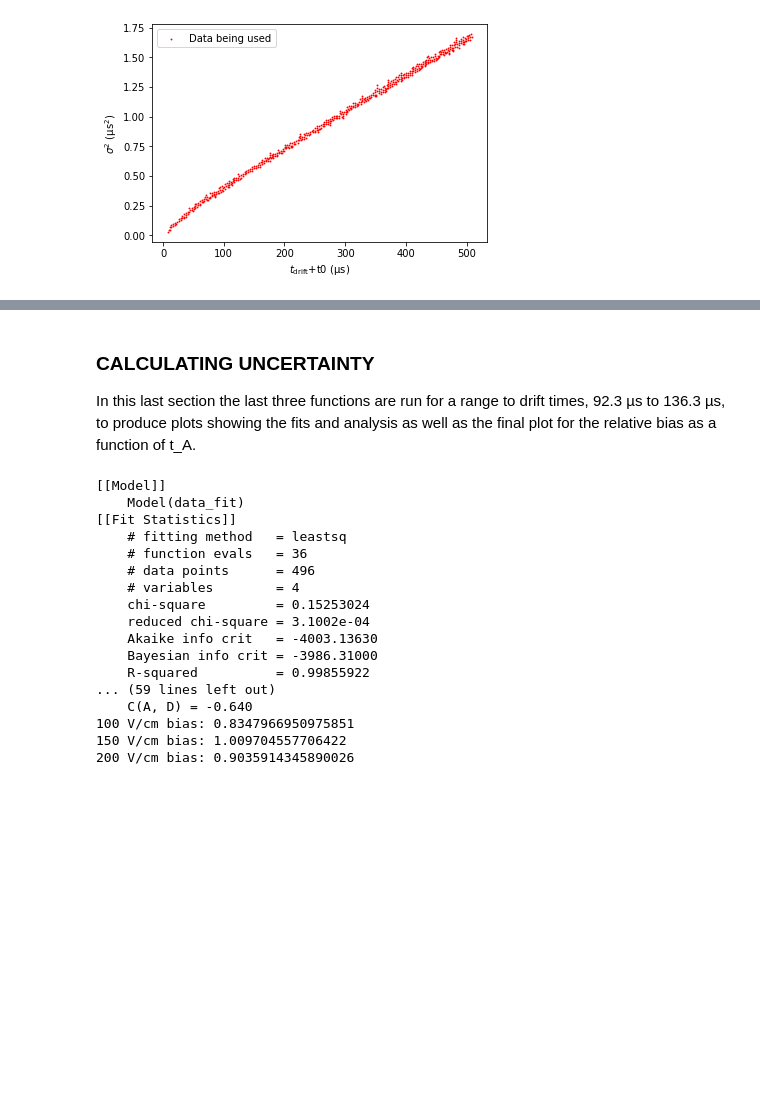
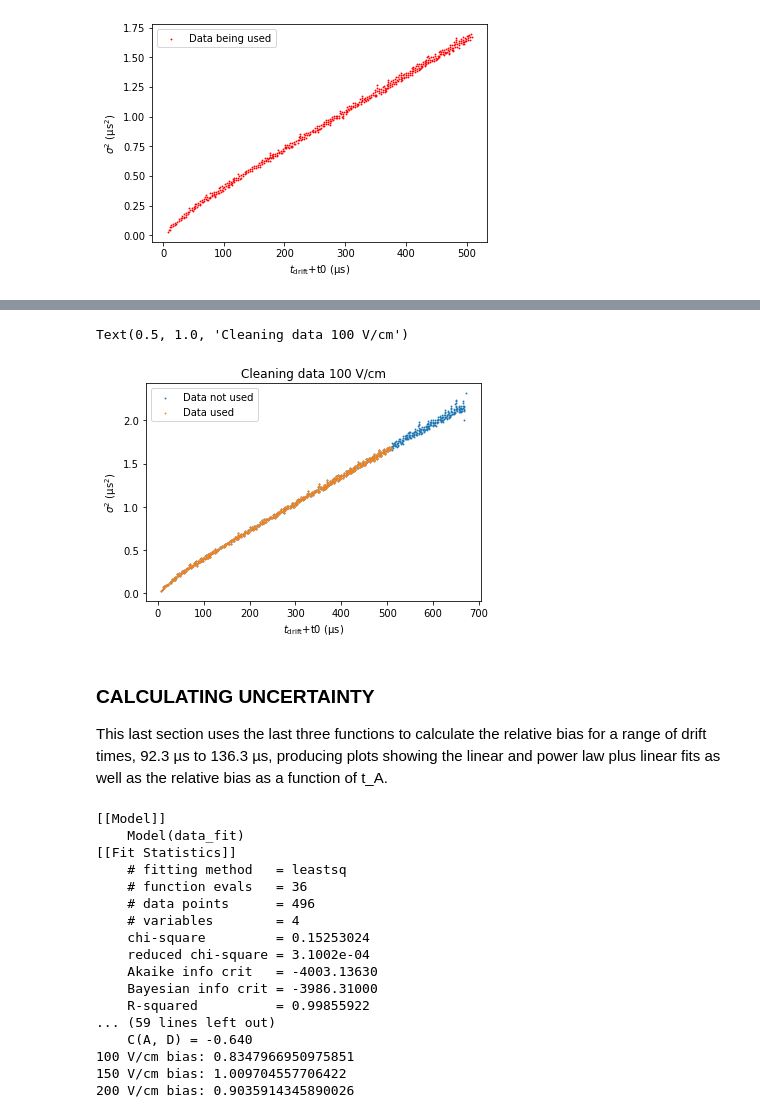
Before and after one commit to andrewmogan/difflar, a Jupyter notebook: python/notebooks/Coulomb_Repulsion_Study.ipynb, the cells around one changed output, grey strips where cells are left out. Saved outputs shown, nothing was run; the diff lists cells and outputs as text; code cells hidden in the pictures; blank space fills up the shorter version.

```diff
--- a/python/notebooks/Coulomb_Repulsion_Study.ipynb
+++ b/python/notebooks/Coulomb_Repulsion_Study.ipynb
@@ -433,7 +449,17 @@ plt.axhspan(0, 0, color="black")
+# %%
+plt.scatter(x_axis_V_per_cm_100, y_axis_V_per_cm_100, marker='.', s=3, label='Data not used')
+plt.scatter(x, y, s=3, marker='.', label='Data used')
+plt.xlabel('$t_{\mathrm{drift}}$$+$t0 (µs)')
+plt.ylabel('$\sigma^2$ (µs$^2$)')
+plt.legend()
+plt.title('Cleaning data 100 V/cm')
+# %% [output]
+Text(0.5, 1.0, 'Cleaning data 100 V/cm')
+[figure, added]
 # %% [markdown]
 ### CALCULATING UNCERTAINTY ###
 
-In this last section the last three functions are run for a range to drift times, 92.3 µs to 136.3 µs, to produce plots showing the fits and analysis as well as the final plot for the relative bias as a function of t_A.
+This last section uses the last three functions to calculate the relative bias for a range of drift times, 92.3 µs to 136.3 µs, producing plots showing the linear and power law plus linear fits as well as the relative bias as a function of t_A.
 # %%
 #############################
 # RELATIVE BIAS CALCULATION #
```
Also changed, not shown: parts of 13 cells of this notebook.
